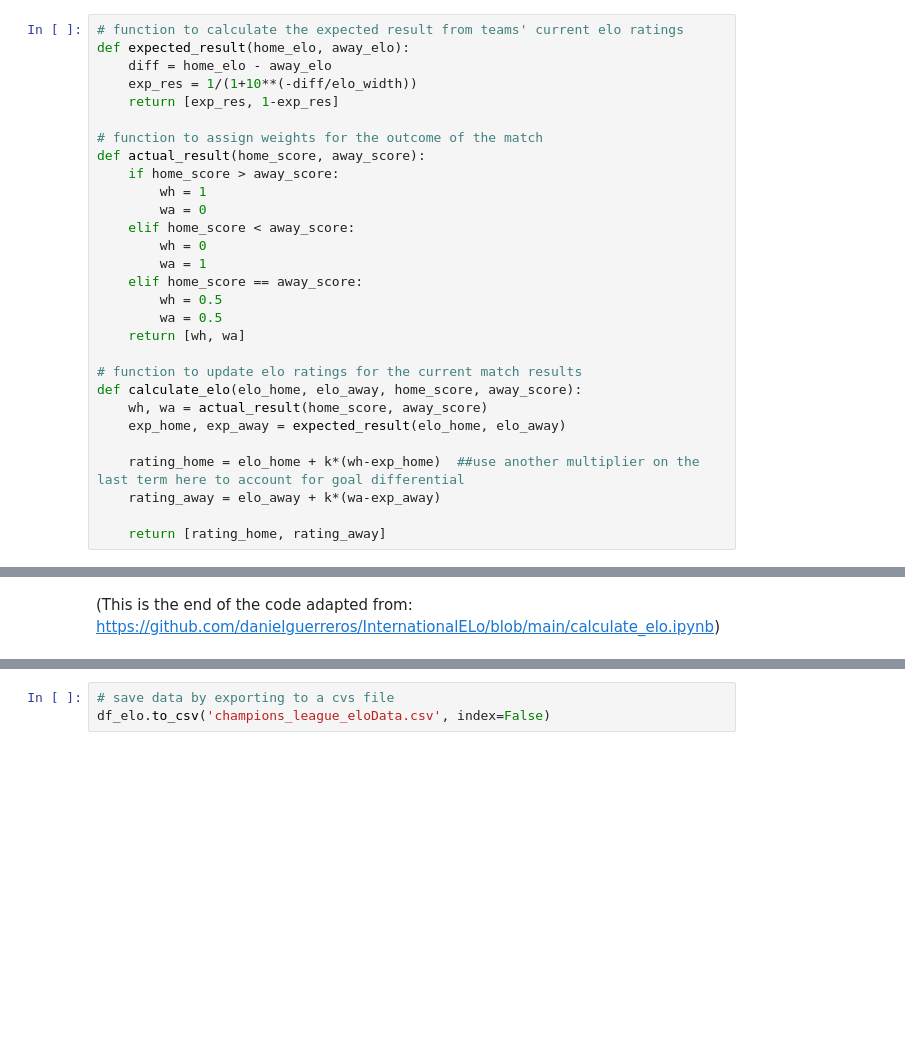
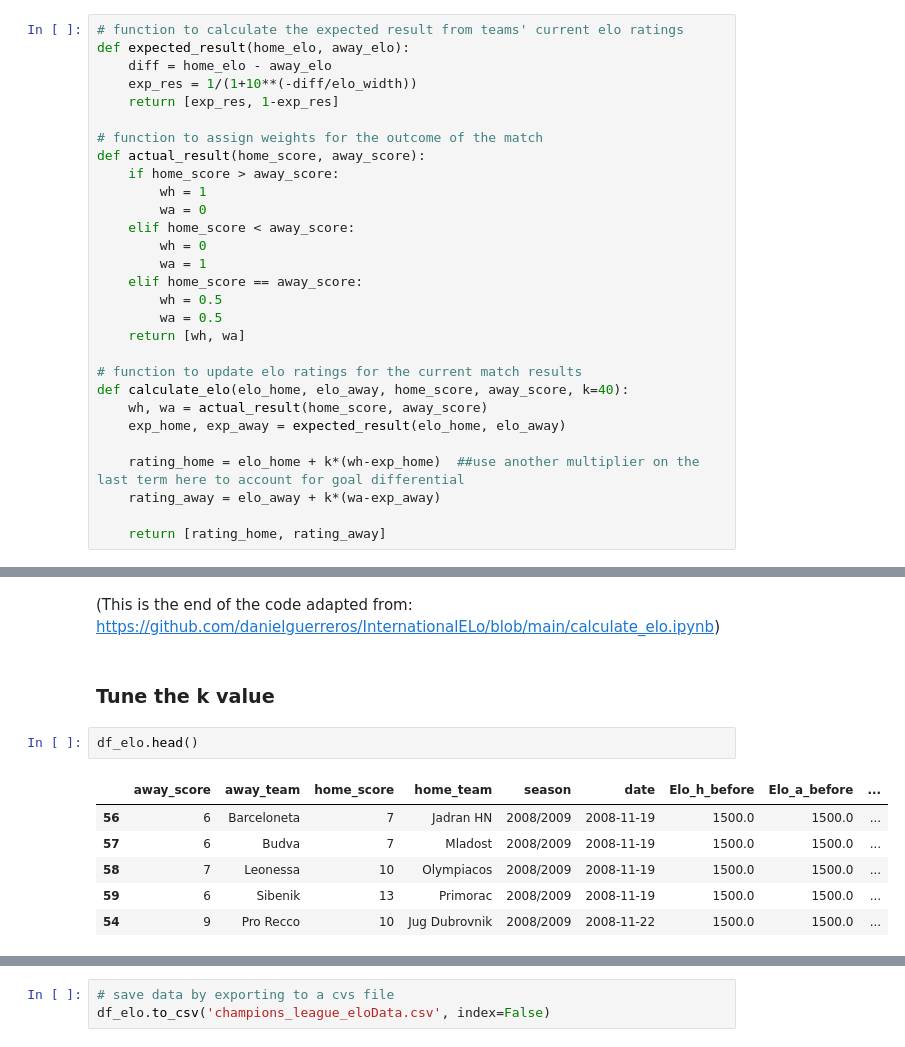
Before and after one commit to mgrow1/Portfolio, a Jupyter notebook: champions_league_analysis.ipynb, the cells around one changed output, grey strips where cells are left out. Cells and saved outputs as stored; diff of their text form; blank space fills up the shorter version.

Commit message:
began tuning k value

```diff
--- a/champions_league_analysis.ipynb
+++ b/champions_league_analysis.ipynb
@@ -72,7 +72,7 @@ def actual_result(home_score, away_score):
     return [wh, wa]
 
 # function to update elo ratings for the current match results
-def calculate_elo(elo_home, elo_away, home_score, away_score):
+def calculate_elo(elo_home, elo_away, home_score, away_score, k=40):
     wh, wa = actual_result(home_score, away_score)
     exp_home, exp_away = expected_result(elo_home, elo_away)
 
@@ -115,3 +115,14 @@ for idx, row in df_elo.iterrows():
     df_elo.loc[idx,'Elo_a_after'] = np.round(elo_a_new, 1)
 # %% [markdown]
 (This is the end of the code adapted from: https://github.com/danielguerreros/InternationalELo/blob/main/calculate_elo.ipynb)
+# %% [markdown]
+### Tune the k value
+# %%
+df_elo.head()
+# %% [output]
+|  | away_score | away_team | home_score | home_team | season | date | Elo_h_before | Elo_a_before | ... |
+| 56 | 6 | Barceloneta | 7 | Jadran HN | 2008/2009 | 2008-11-19 | 1500.0 | 1500.0 | ... |
+| 57 | 6 | Budva | 7 | Mladost | 2008/2009 | 2008-11-19 | 1500.0 | 1500.0 | ... |
+| 58 | 7 | Leonessa | 10 | Olympiacos | 2008/2009 | 2008-11-19 | 1500.0 | 1500.0 | ... |
+| 59 | 6 | Sibenik | 13 | Primorac | 2008/2009 | 2008-11-19 | 1500.0 | 1500.0 | ... |
+| 54 | 9 | Pro Recco | 10 | Jug Dubrovnik | 2008/2009 | 2008-11-22 | 1500.0 | 1500.0 | ... |
```
Also changed, not shown: parts of 3 cells of this notebook.
